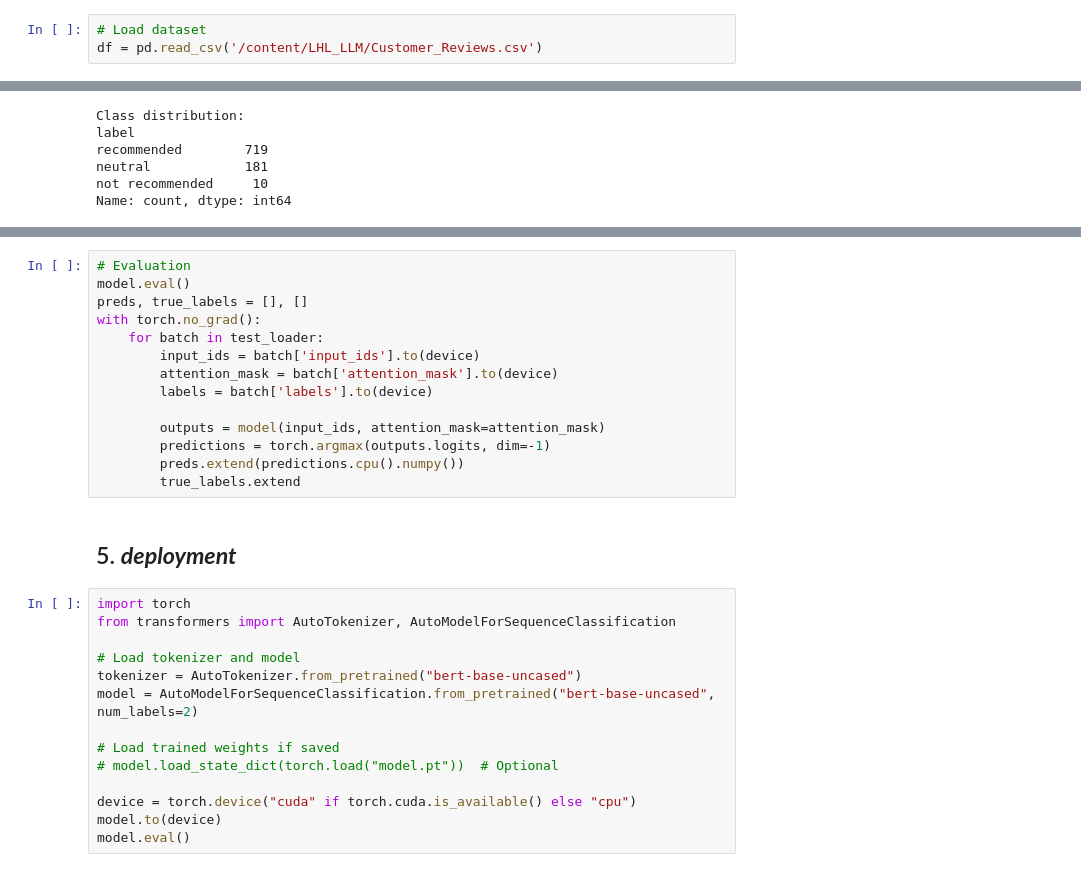
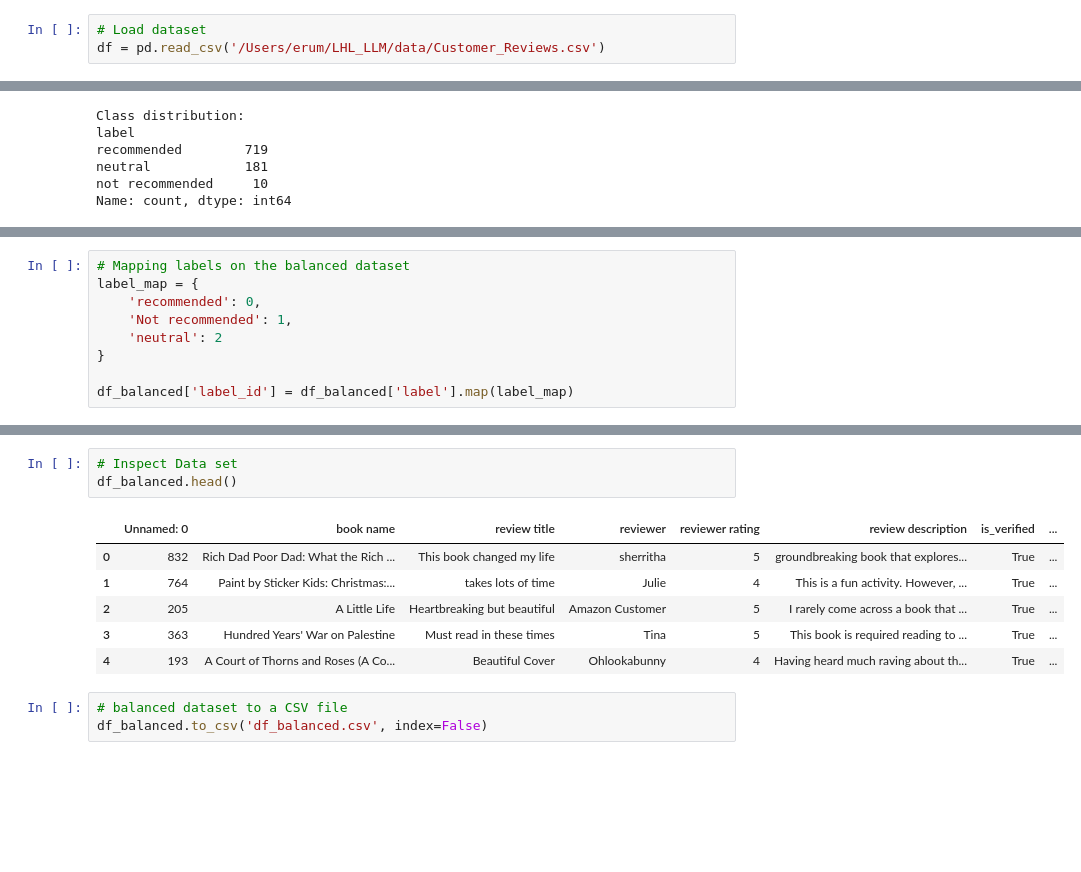
Before and after one commit to Erum-hub/LHL_LLM, a Jupyter notebook: notebooks/1-preprocessing.ipynb, the cells around one changed output, grey strips where cells are left out. Saved outputs shown, nothing was run; the diff lists cells and outputs as text; blank space fills up the shorter version.

```diff
--- a/notebooks/1-preprocessing.ipynb
+++ b/notebooks/1-preprocessing.ipynb
@@ -63,7 +17,7 @@ data_dir = os.path.abspath(os.path.join(main_dir, 'data'))
 os.makedirs(data_dir, exist_ok=True)
 # %%
 # Load dataset
-df = pd.read_csv('/content/LHL_LLM/Customer_Reviews.csv')
+df = pd.read_csv('/Users/erum/LHL_LLM/data/Customer_Reviews.csv')
 # %%
 # Inspect
 print(df.head())
@@ -259,0 +196,9 @@ df_balanced = shuffle(df_balanced, random_state=42).reset_index(drop=True)
+# %%
+# Mapping labels on the balanced dataset
+label_map = {
+    'recommended': 0,
+    'Not recommended': 1,
+    'neutral': 2
+}
+
+df_balanced['label_id'] = df_balanced['label'].map(label_map)
@@ -571,30 +228,13 @@ optimizer = AdamW(model.parameters(), lr=5e-5)
-# %%
-# Evaluation
-model.eval()
-preds, true_labels = [], []
-with torch.no_grad():
-    for batch in test_loader:
-        input_ids = batch['input_ids'].to(device)
-        attention_mask = batch['attention_mask'].to(device)
-        labels = batch['labels'].to(device)
-
-        outputs = model(input_ids, attention_mask=attention_mask)
-        predictions = torch.argmax(outputs.logits, dim=-1)
-        preds.extend(predictions.cpu().numpy())
-        true_labels.extend
-# %% [markdown]
-## 5. ***deployment***
-# %%
-import torch
-from transformers import AutoTokenizer, AutoModelForSequenceClassification
-
-# Load tokenizer and model
-tokenizer = AutoTokenizer.from_pretrained("bert-base-uncased")
-model = AutoModelForSequenceClassification.from_pretrained("bert-base-uncased", num_labels=2)
-
-# Load trained weights if saved
-# model.load_state_dict(torch.load("model.pt"))  # Optional
-
-device = torch.device("cuda" if torch.cuda.is_available() else "cpu")
-model.to(device)
-model.eval()
+# %%
+# Inspect Data set
+df_balanced.head()
+# %% [output]
+|  | Unnamed: 0 | book name | review title | reviewer | reviewer rating | review description | is_verified | ... |
+| 0 | 832 | Rich Dad Poor Dad: What the Rich ... | This book changed my life | sherritha | 5 | groundbreaking book that explores... | True | ... |
+| 1 | 764 | Paint by Sticker Kids: Christmas:... | takes lots of time | Julie | 4 | This is a fun activity. However, ... | True | ... |
+| 2 | 205 | A Little Life | Heartbreaking but beautiful | Amazon Customer | 5 | I rarely come across a book that ... | True | ... |
+| 3 | 363 | Hundred Years' War on Palestine | Must read in these times | Tina | 5 | This book is required reading to ... | True | ... |
+| 4 | 193 | A Court of Thorns and Roses (A Co... | Beautiful Cover | Ohlookabunny | 4 | Having heard much raving about th... | True | ... |
+# %%
+# balanced dataset to a CSV file
+df_balanced.to_csv('df_balanced.csv', index=False)
```
Also changed, not shown: parts of 35 cells of this notebook, 1 other file.
